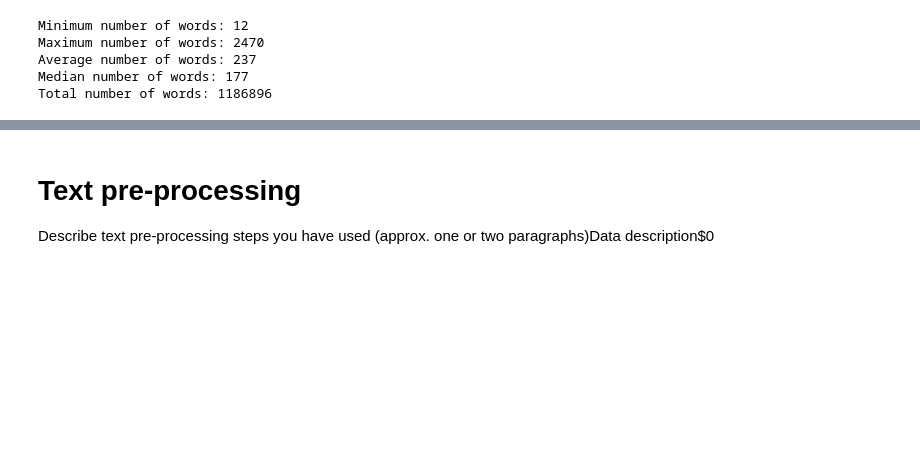
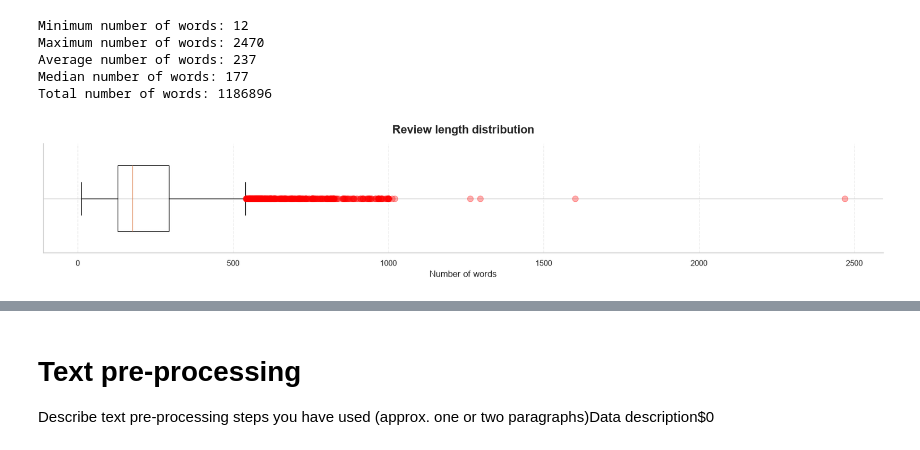
Before and after one commit to OssamaSijbesma/uu-data-analysis-and-machine-learning-assignments, a Jupyter notebook: assignment-2/report.ipynb, the cells around one changed output, grey strips where cells are left out. Saved outputs shown, nothing was run; the diff lists cells and outputs as text; code cells hidden in the pictures; blank space fills up the shorter version.

```diff
--- a/assignment-2/report.ipynb
+++ b/assignment-2/report.ipynb
@@ -68,3 +103,29 @@ Maximum number of words: 2470
 Average number of words: 237
 Median number of words: 177
 Total number of words: 1186896
+# %%
+# Box plot showing the distribution of review lengths in terms of word count
+fig, ax = plt.subplots(figsize=(16, 3), constrained_layout=True)
+
+box = ax.boxplot(
+    word_counts,
+    vert=False,
+    widths=0.6,
+    flierprops={
+        "marker": "o",
+        "markerfacecolor": "red",
+        "markeredgecolor": "red",
+        "alpha": 0.3,
+        "markersize": 8,
+    },
+)
+
+ax.set_title("Review length distribution", fontsize=16, weight="bold", pad=14)
+ax.set_xlabel("Number of words", fontsize=12)
+ax.set_yticklabels([""])
+ax.set_axisbelow(True)
+ax.xaxis.grid(True, linestyle="--", alpha=0.35)
+ax.spines[["top", "right"]].set_visible(False)
+plt.show()
+# %% [output]
+[figure, added]
```
Also changed, not shown: parts of 16 cells of this notebook.
